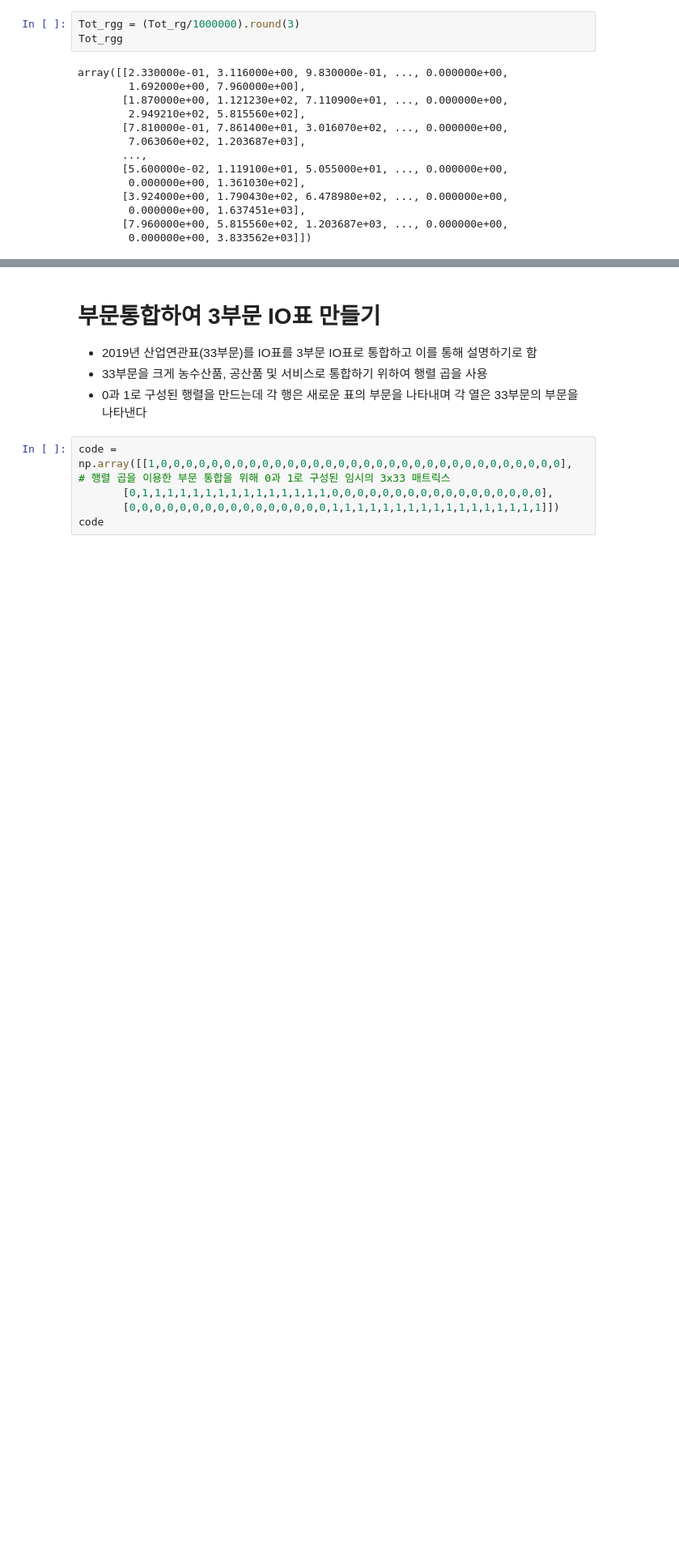
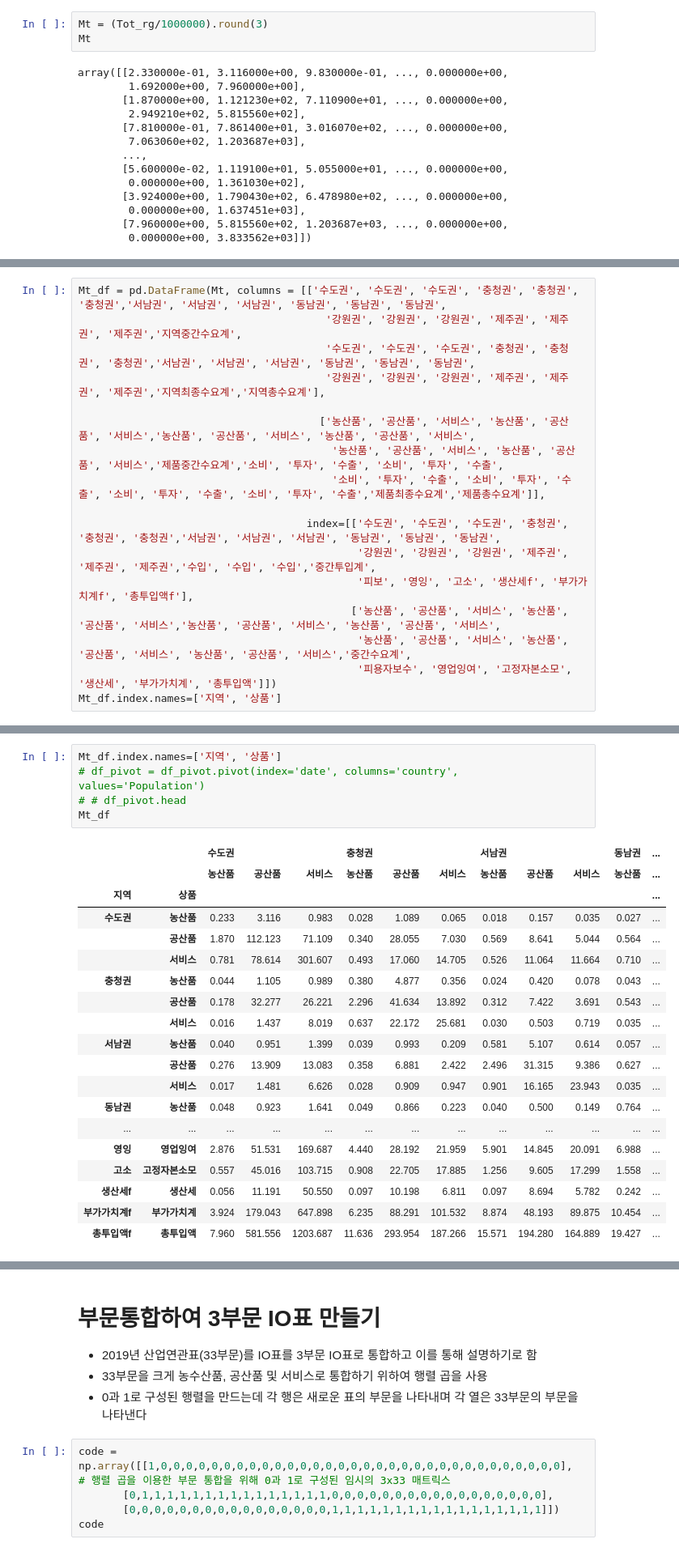
Before and after one commit to Tom-Jung/legendary-funicular, a Jupyter notebook: Regional_IO.ipynb, the cells around one changed output, grey strips where cells are left out. Shown at 81% size. Cells and saved outputs as stored; diff of their text form; blank space fills up the shorter version.

```diff
--- a/Regional_IO.ipynb
+++ b/Regional_IO.ipynb
@@ -292,8 +292,8 @@ tot_dm = tot_row_sm + fd_tot_sm  # 총수요 = 중간수요계+최종수요계
 # %%
 Tot_rg = np.concatenate((nae_tot,tot_row_sm,fd_each, fd_tot_sm,tot_dm), axis=1)
 # %%
-Tot_rgg = (Tot_rg/1000000).round(3)
-Tot_rgg
+Mt = (Tot_rg/1000000).round(3)
+Mt
 # %% [output]
 array([[2.330000e-01, 3.116000e+00, 9.830000e-01, ..., 0.000000e+00,
         1.692000e+00, 7.960000e+00],
@@ -325 +325,18 @@ total_rg = pd.DataFrame(Tot_rgg, columns = ['수도권_농림수산품', '수도
+# %%
+Mt_df = pd.DataFrame(Mt, columns = [['수도권', '수도권', '수도권', '충청권', '충청권', '충청권','서남권', '서남권', '서남권', '동남권', '동남권', '동남권',
+                                       '강원권', '강원권', '강원권', '제주권', '제주권', '제주권','지역중간수요계',
+                                       '수도권', '수도권', '수도권', '충청권', '충청권', '충청권','서남권', '서남권', '서남권', '동남권', '동남권', '동남권',
+                                       '강원권', '강원권', '강원권', '제주권', '제주권', '제주권','지역최종수요계','지역총수요계'],
+
+                                      ['농산품', '공산품', '서비스', '농산품', '공산품', '서비스','농산품', '공산품', '서비스', '농산품', '공산품', '서비스',
+                                        '농산품', '공산품', '서비스', '농산품', '공산품', '서비스','제품중간수요계','소비', '투자', '수출', '소비', '투자', '수출',
+                                        '소비', '투자', '수출', '소비', '투자', '수출', '소비', '투자', '수출', '소비', '투자', '수출','제품최종수요계','제품총수요계']],
+
+                                    index=[['수도권', '수도권', '수도권', '충청권', '충청권', '충청권','서남권', '서남권', '서남권', '동남권', '동남권', '동남권',
+                                            '강원권', '강원권', '강원권', '제주권', '제주권', '제주권','수입', '수입', '수입','중간투입계',
+                                            '피보', '영잉', '고소', '생산세f', '부가가치계f', '총투입액f'],
+                                           ['농산품', '공산품', '서비스', '농산품', '공산품', '서비스','농산품', '공산품', '서비스', '농산품', '공산품', '서비스',
+                                            '농산품', '공산품', '서비스', '농산품', '공산품', '서비스', '농산품', '공산품', '서비스','중간수요계',
+                                            '피용자보수', '영업잉여', '고정자본소모', '생산세', '부가가치계', '총투입액']])
+Mt_df.index.names=['지역', '상품']
 # %%
@@ -326,0 +344,25 @@ total_rg.to_csv('지역산업연관표_3부문_6지역.csv', encoding="utf-8-sig
+# %%
+Mt_df.index.names=['지역', '상품']
+# df_pivot = df_pivot.pivot(index='date', columns='country', values='Population')
+# # df_pivot.head
+Mt_df
+# %% [output]
+|  |  | 수도권 |  |  | 충청권 |  |  | 서남권 |  |  | 동남권 | ... |
+|  |  | 농산품 | 공산품 | 서비스 | 농산품 | 공산품 | 서비스 | 농산품 | 공산품 | 서비스 | 농산품 | ... |
+| 지역 | 상품 |  |  |  |  |  |  |  |  |  |  | ... |
+| 수도권 | 농산품 | 0.233 | 3.116 | 0.983 | 0.028 | 1.089 | 0.065 | 0.018 | 0.157 | 0.035 | 0.027 | ... |
+|  | 공산품 | 1.870 | 112.123 | 71.109 | 0.340 | 28.055 | 7.030 | 0.569 | 8.641 | 5.044 | 0.564 | ... |
+|  | 서비스 | 0.781 | 78.614 | 301.607 | 0.493 | 17.060 | 14.705 | 0.526 | 11.064 | 11.664 | 0.710 | ... |
+| 충청권 | 농산품 | 0.044 | 1.105 | 0.989 | 0.380 | 4.877 | 0.356 | 0.024 | 0.420 | 0.078 | 0.043 | ... |
+|  | 공산품 | 0.178 | 32.277 | 26.221 | 2.296 | 41.634 | 13.892 | 0.312 | 7.422 | 3.691 | 0.543 | ... |
+|  | 서비스 | 0.016 | 1.437 | 8.019 | 0.637 | 22.172 | 25.681 | 0.030 | 0.503 | 0.719 | 0.035 | ... |
+| 서남권 | 농산품 | 0.040 | 0.951 | 1.399 | 0.039 | 0.993 | 0.209 | 0.581 | 5.107 | 0.614 | 0.057 | ... |
+|  | 공산품 | 0.276 | 13.909 | 13.083 | 0.358 | 6.881 | 2.422 | 2.496 | 31.315 | 9.386 | 0.627 | ... |
+|  | 서비스 | 0.017 | 1.481 | 6.626 | 0.028 | 0.909 | 0.947 | 0.901 | 16.165 | 23.943 | 0.035 | ... |
+| 동남권 | 농산품 | 0.048 | 0.923 | 1.641 | 0.049 | 0.866 | 0.223 | 0.040 | 0.500 | 0.149 | 0.764 | ... |
+| ... | ... | ... | ... | ... | ... | ... | ... | ... | ... | ... | ... | ... |
+| 영잉 | 영업잉여 | 2.876 | 51.531 | 169.687 | 4.440 | 28.192 | 21.959 | 5.901 | 14.845 | 20.091 | 6.988 | ... |
+| 고소 | 고정자본소모 | 0.557 | 45.016 | 103.715 | 0.908 | 22.705 | 17.885 | 1.256 | 9.605 | 17.299 | 1.558 | ... |
+| 생산세f | 생산세 | 0.056 | 11.191 | 50.550 | 0.097 | 10.198 | 6.811 | 0.097 | 8.694 | 5.782 | 0.242 | ... |
+| 부가가치계f | 부가가치계 | 3.924 | 179.043 | 647.898 | 6.235 | 88.291 | 101.532 | 8.874 | 48.193 | 89.875 | 10.454 | ... |
+| 총투입액f | 총투입액 | 7.960 | 581.556 | 1203.687 | 11.636 | 293.954 | 187.266 | 15.571 | 194.280 | 164.889 | 19.427 | ... |
```
Also changed, not shown: parts of 15 cells of this notebook.
